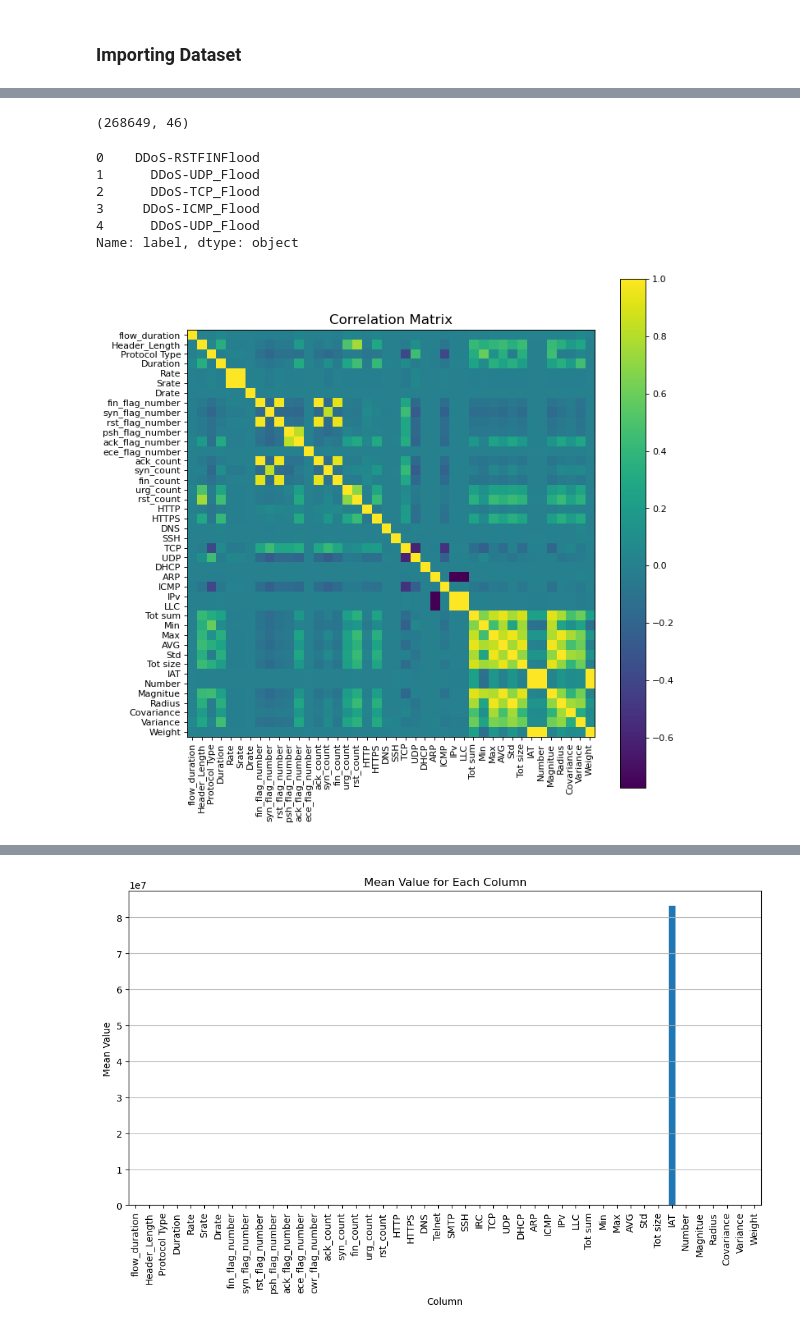
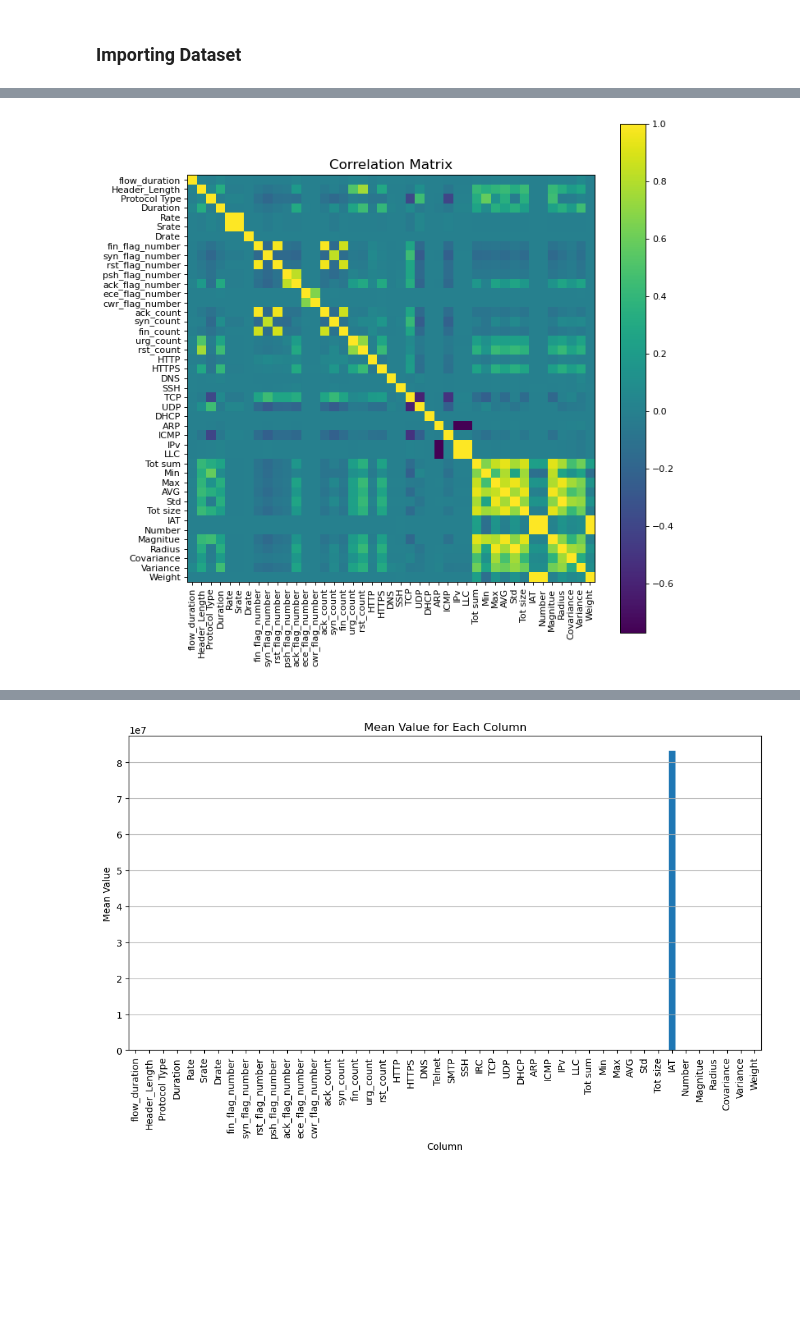
Before and after one commit to Natidhcp/MSC_DA_sem2_CA1, a Jupyter notebook: MSc_DA_CA1.ipynb, the cells around one changed output, grey strips where cells are left out. Cells and saved outputs as stored; diff of their text form; code cells hidden in the pictures; blank space fills up the shorter version.

```diff
--- a/MSc_DA_CA1.ipynb
+++ b/MSc_DA_CA1.ipynb
@@ -230,0 +251,21 @@ print(len(columns))
+# %%
+
+# List to store DataFrames for each CSV file
+combined_df = []
+
+# Get list of CSV files
+csv_files = [filename for filename in os.listdir(DATASET_DIRECTORY) if filename.endswith('.csv')]
+
+start_time = time.time()  # Record the start time
+
+# Iterate over each CSV file in the directory
+for filename in tqdm(csv_files, desc='Processing CSV files'):
+    filepath = os.path.join(DATASET_DIRECTORY, filename)
+    # Read the CSV file into a DataFrame and append it to the list
+    dfs = pd.read_csv(filepath)
+    combined_df.append(dfs)
+
+# Concatenate all DataFrames into a single DataFrame
+df = pd.concat(combined_df, ignore_index=True)
+
+print_execution_time(start_time)
@@ -244,6 +298,3 @@ X_columns = [
 
 # Target column name
 y_column = 'label'
-# %%
-#Taking 1 file for closer look
-df = pd.read_csv(DATASET_DIRECTORY + df_sets[0])
@@ -265,19 +399,3 @@ def plotCorrelationMatrix(df, graphWidth):
     plt.colorbar(corrMat)
     plt.title(f'Correlation Matrix', fontsize=15)
     plt.show()
-# %%
-# List to store DataFrames for each CSV file
-dfs = []
-
-# Get list of CSV files
-csv_files = [filename for filename in os.listdir(DATASET_DIRECTORY) if filename.endswith('.csv')]
-
-# Iterate over each CSV file in the directory
-for filename in tqdm(csv_files, desc='Processing CSV files'):
-    filepath = os.path.join(DATASET_DIRECTORY, filename)
-    # Read the CSV file into a DataFrame and append it to the list
-    df = pd.read_csv(filepath)
-    dfs.append(df)
-
-# Concatenate all DataFrames into a single DataFrame
-combined_df = pd.concat(dfs, ignore_index=True)
@@ -309,17 +402,4 @@ d
-# %%
-d[X_columns].shape
-# %% [output]
-(268649, 46)
-# %%
-d[y_column].head()
-# %% [output]
-0    DDoS-RSTFINFlood
-1      DDoS-UDP_Flood
-2      DDoS-TCP_Flood
-3     DDoS-ICMP_Flood
-4      DDoS-UDP_Flood
-Name: label, dtype: object
 # %%
-plotCorrelationMatrix(d[X_columns], 10)
+plotCorrelationMatrix(df[X_columns], 10)
 # %% [output]
-[figure, old version]
+[figure, new version]
```
Also changed, not shown: parts of 104 cells of this notebook.
